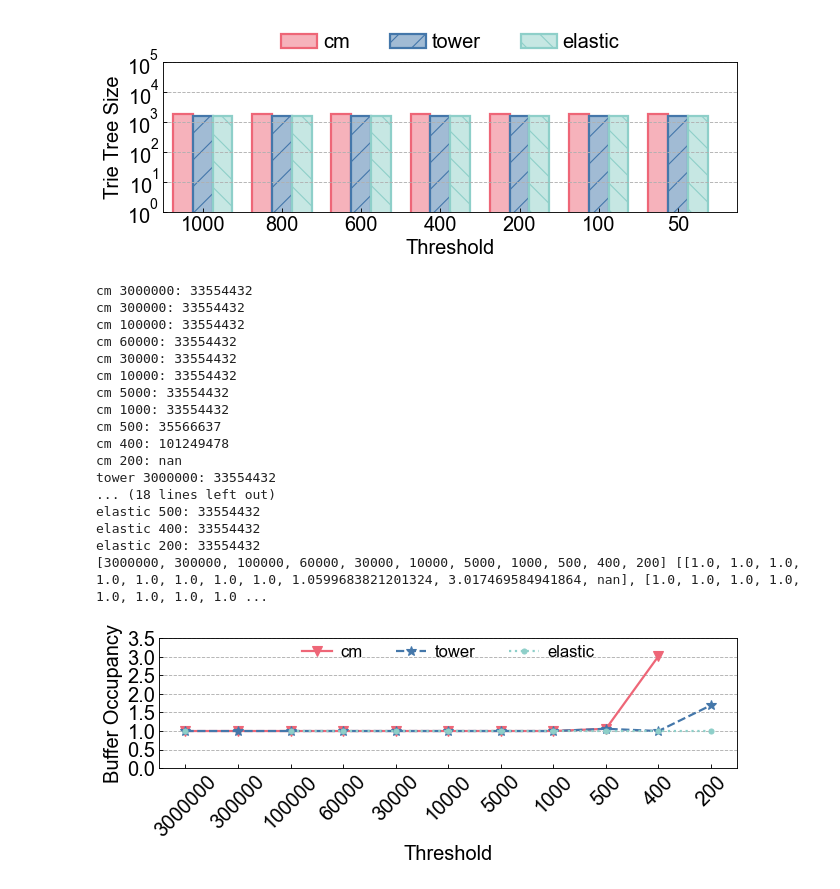
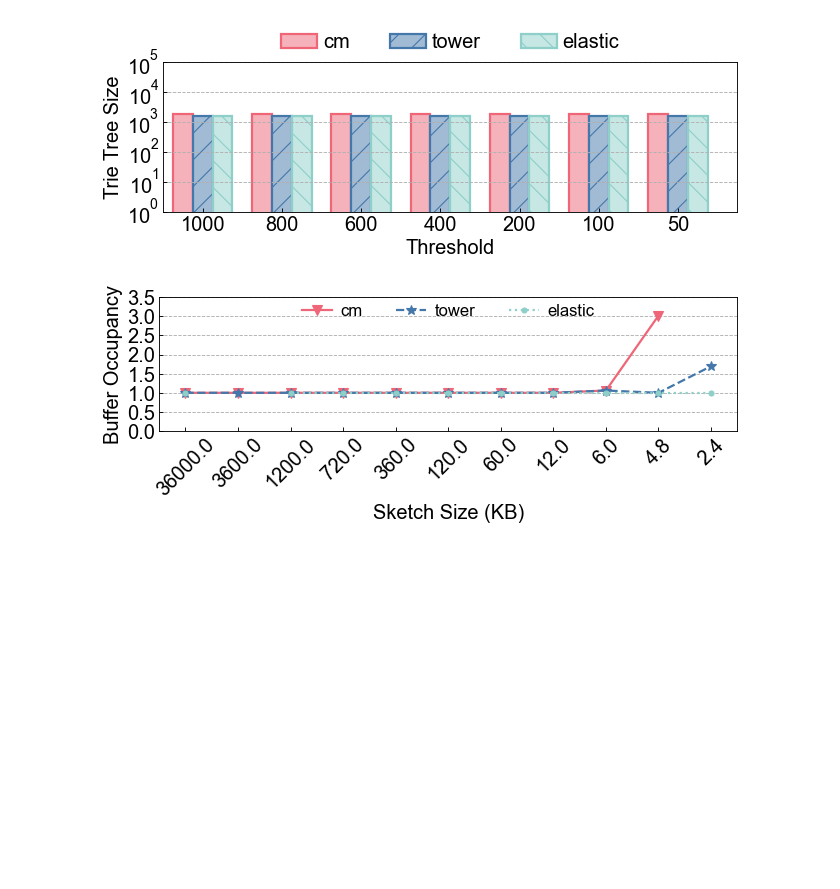
Before and after one commit to cqzhangyu/sketch_sort, a Jupyter notebook: plot.ipynb, the cells around one changed output. Saved outputs shown, nothing was run; the diff lists cells and outputs as text; code cells hidden in the pictures; blank space fills up the shorter version.

Commit message:
feat: add sketch memory figure

```diff
--- a/plot.ipynb
+++ b/plot.ipynb
@@ -166,54 +166,34 @@ n = 33554432
 
 ylines = []
 
 for i, sketch in enumerate(sketches):
     y = []
     for width in xline:
         buffer_size = df[(df['method'] == sketch) & (df['generator'] == gen) & (df['width'] == width)]['buffer'].max()
-        print(f'{sketch} {width}: {buffer_size}')
         y.append(buffer_size / n)
     ylines.append(y)
 
 fig, ax = plt.subplots()
 fig.set_size_inches((8, 3))
-
-print(xline, ylines)
 
 for i in range(len(sketches)):
     ax.plot(np.arange(len(xline)), ylines[i], label=sketches[i], linewidth=2,
             marker=markers[i], markersize=9, markevery=1)
 
 # ax.set_xlim(15, 18)
 # ax.set_ylim(0, 1800)
 ax.set_xticks(np.arange(len(xline)))
-ax.set_xticklabels(xline, rotation=45)
+ax.set_xticklabels(np.array(xline) * 3 * 4 / 1000, rotation=45)
 ax.set_yticks(np.arange(0, 4, 0.5))
-ax.set_xlabel('Threshold')
+ax.set_xlabel('Sketch Size (KB)')
 ax.set_ylabel('Buffer Occupancy')
 
 ax.grid(True, axis='y')
 
 ax.legend(loc='upper center', frameon=False,
           ncol=3, borderaxespad=0, handlelength=1.8,
           handletextpad=0.5, columnspacing=2.0, fontsize="small")
 
-plt.savefig(f'figure/{gen}-buffer.pdf')
+plt.savefig(f'figure/{gen}-mem.pdf')
 # %% [output]
-cm 3000000: 33554432
-cm 300000: 33554432
-cm 100000: 33554432
-cm 60000: 33554432
-cm 30000: 33554432
-cm 10000: 33554432
-cm 5000: 33554432
-cm 1000: 33554432
-cm 500: 35566637
-cm 400: 101249478
-cm 200: nan
-tower 3000000: 33554432
-... (18 lines left out)
-elastic 500: 33554432
-elastic 400: 33554432
-elastic 200: 33554432
-[3000000, 300000, 100000, 60000, 30000, 10000, 5000, 1000, 500, 400, 200] [[1.0, 1.0, 1.0, 1.0, 1.0, 1.0, 1.0, 1.0, 1.0599683821201324, 3.017469584941864, nan], [1.0, 1.0, 1.0, 1.0, 1.0, 1.0, 1.0, 1.0 ...
-[figure, old version]
+[figure, new version]
```
Also changed, not shown: 1 other file.
